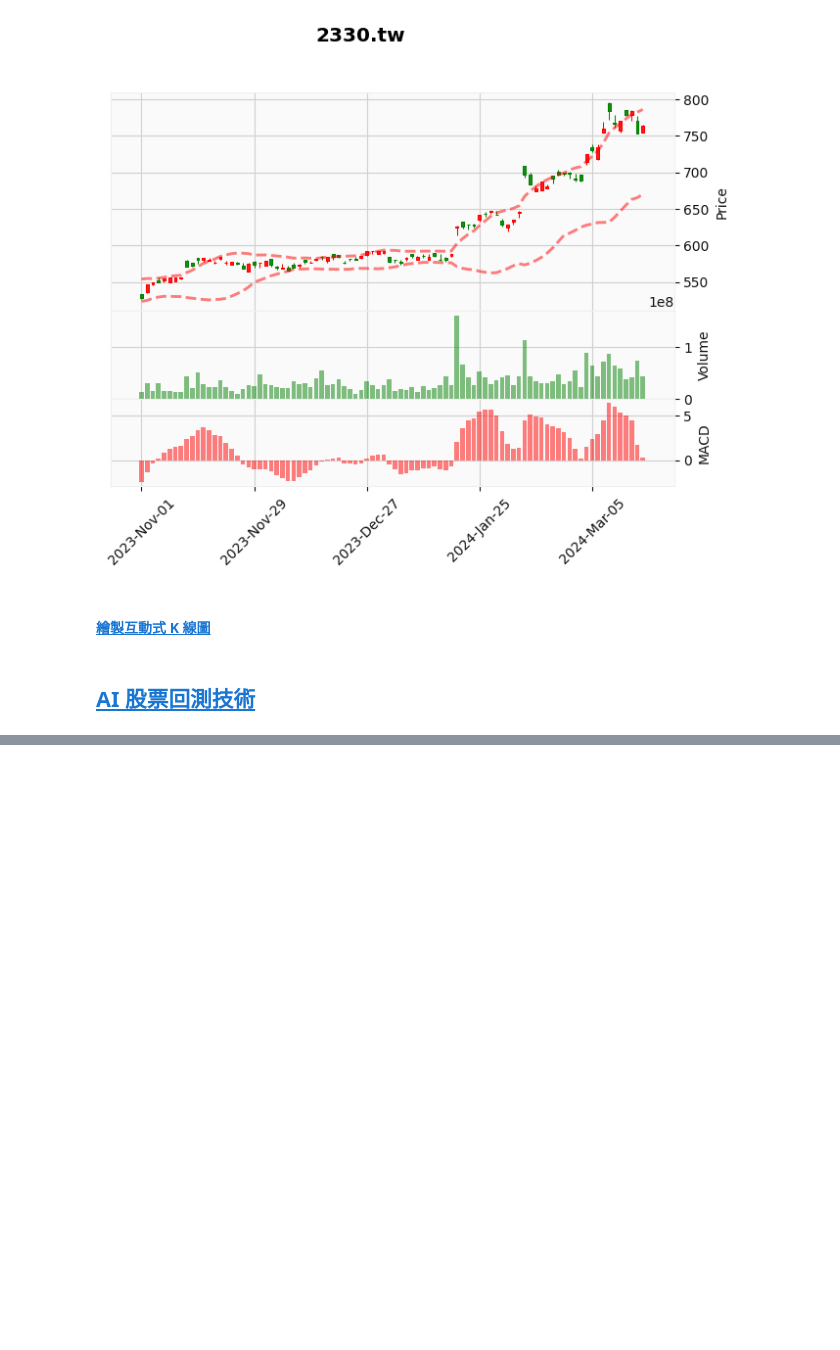
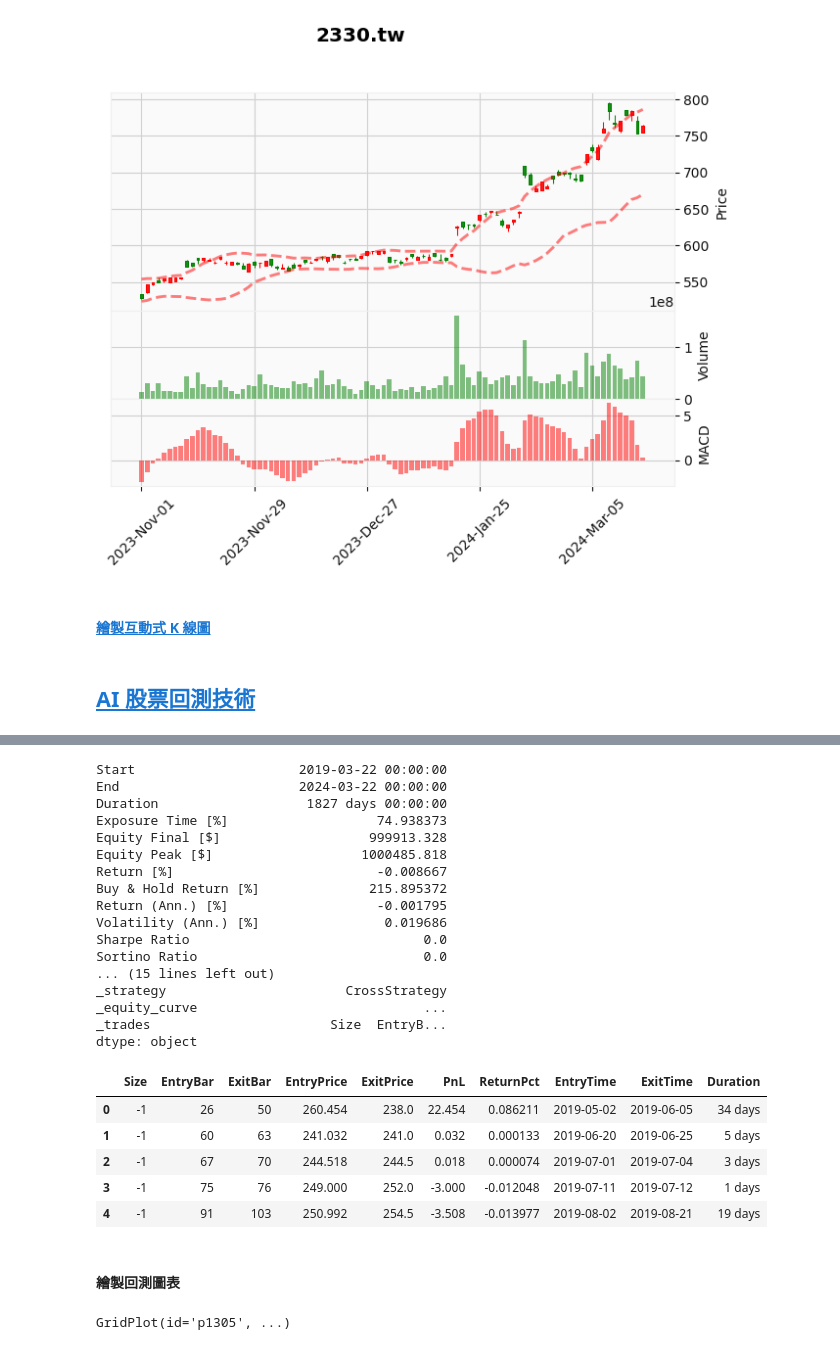
Before and after one commit to a9677560/AI_Project, a Jupyter notebook: openai.ipynb, the cells around one changed output, grey strips where cells are left out. Cells and saved outputs as stored; diff of their text form; code cells hidden in the pictures; blank space fills up the shorter version.

```diff
--- a/openai.ipynb
+++ b/openai.ipynb
@@ -531,0 +538,15 @@ mpf.plot(kplot_df, type='candle', addplot=ap, style=style, title=f'{stock_id}')
+# %%
+from openai import OpenAI, OpenAIError
+import yfinance as yf
+import pandas as pd
+import datetime as dt
+from backtesting import Backtest, Strategy
+from backtesting.lib import crossover
+
+stock_id = "2330.tw"
+
+df = yf.download(stock_id, period='5y')
+# 計算指標
+df['ma1'] = df['Close'].rolling(window=5).mean()
+df['ma2'] = df['Close'].rolling(window=10).mean()
+df.head()
@@ -531,0 +562,62 @@ mpf.plot(kplot_df, type='candle', addplot=ap, style=style, title=f'{stock_id}')
+# %%
+class CrossStrategy(Strategy):
+    def init(self):
+        super().init()
+
+    def next(self):
+        if crossover(self.data.ma1, self.data.ma2):
+            self.buy(size=1)
+        elif crossover(self.data.ma2, self.data.ma1):
+            self.sell(size=1)
+
+backtest = Backtest(df,
+                    CrossStrategy,
+                    cash=1000000,
+                    commission=0.004,       # 手續費
+                    margin=1,               # 槓桿比例
+                    hedging=False,          # 當沖交易
+                    trade_on_close=False,   # 依收盤價買賣
+                    exclusive_orders=False
+                    )
+stats = backtest.run()
+
+print(stats)
+
+# 查看詳細的交易紀錄
+stats["_trades"].head()
+# %% [output]
+Start                     2019-03-22 00:00:00
+End                       2024-03-22 00:00:00
+Duration                   1827 days 00:00:00
+Exposure Time [%]                   74.938373
+Equity Final [$]                   999913.328
+Equity Peak [$]                   1000485.818
+Return [%]                          -0.008667
+Buy & Hold Return [%]              215.895372
+Return (Ann.) [%]                   -0.001795
+Volatility (Ann.) [%]                0.019686
+Sharpe Ratio                              0.0
+Sortino Ratio                             0.0
+... (15 lines left out)
+_strategy                       CrossStrategy
+_equity_curve                             ...
+_trades                       Size  EntryB...
+dtype: object
+|  | Size | EntryBar | ExitBar | EntryPrice | ExitPrice | PnL | ReturnPct | EntryTime | ExitTime | Duration |
+| 0 | -1 | 26 | 50 | 260.454 | 238.0 | 22.454 | 0.086211 | 2019-05-02 | 2019-06-05 | 34 days |
+| 1 | -1 | 60 | 63 | 241.032 | 241.0 | 0.032 | 0.000133 | 2019-06-20 | 2019-06-25 | 5 days |
+| 2 | -1 | 67 | 70 | 244.518 | 244.5 | 0.018 | 0.000074 | 2019-07-01 | 2019-07-04 | 3 days |
+| 3 | -1 | 75 | 76 | 249.000 | 252.0 | -3.000 | -0.012048 | 2019-07-11 | 2019-07-12 | 1 days |
+| 4 | -1 | 91 | 103 | 250.992 | 254.5 | -3.508 | -0.013977 | 2019-08-02 | 2019-08-21 | 19 days |
+# %% [markdown]
+#### 繪製回測圖表
+# %%
+backtest.plot(plot_equity=True,      # 資金變化圖
+              plot_return=False,     # 報酬率變化圖
+              plot_pl=True,          # 損益圖表
+              plot_volume=True,      # 交易量
+              plot_drawdown=False,   # 最大損失圖
+              superimpose=True       # 顯示月K線
+              )
+# %% [output]
+GridPlot(id='p1305', ...)
```
Also changed, not shown: parts of 5 cells of this notebook, 5 other files.
